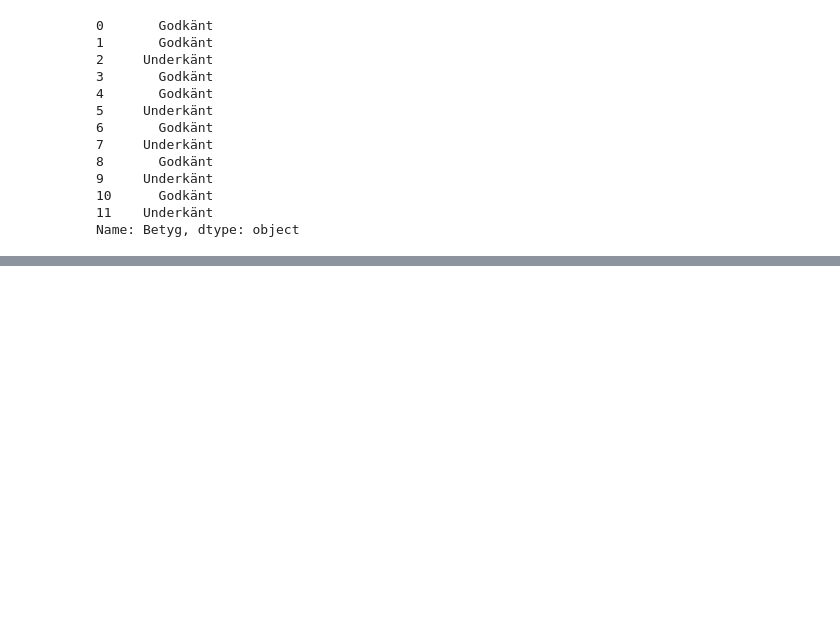
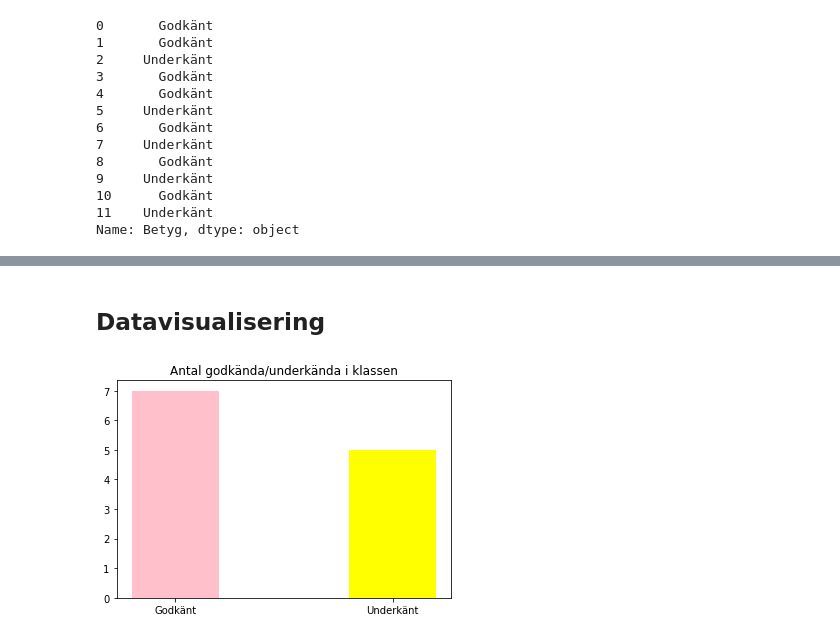
Before and after one commit to Mariam656/Mariam-Zeitouni-TE19C, a Jupyter notebook: Programering 1/dataanalys/pandas_genomgång.ipynb, the cells around one changed output, grey strips where cells are left out. Saved outputs shown, nothing was run; the diff lists cells and outputs as text; code cells hidden in the pictures; blank space fills up the shorter version.

```diff
--- a/Programering 1/dataanalys/pandas_genomgång.ipynb
+++ b/Programering 1/dataanalys/pandas_genomgång.ipynb
@@ -51,0 +67,13 @@ Name: Betyg, dtype: object
+# %% [markdown]
+## Datavisualisering
+# %%
+import matplotlib.pyplot as plt
+
+betygsLista = df["Betyg"].value_counts().tolist()
+labels = df["Betyg"].unique()
+
+plt.bar(labels, betygsLista, width=.4, color= ["pink", "yellow"])
+plt.title("Antal godkända/underkända i klassen")
+plt.show()
+# %% [output]
+[figure, added]
```
Also changed, not shown: parts of 2 cells of this notebook, 3 other files.
